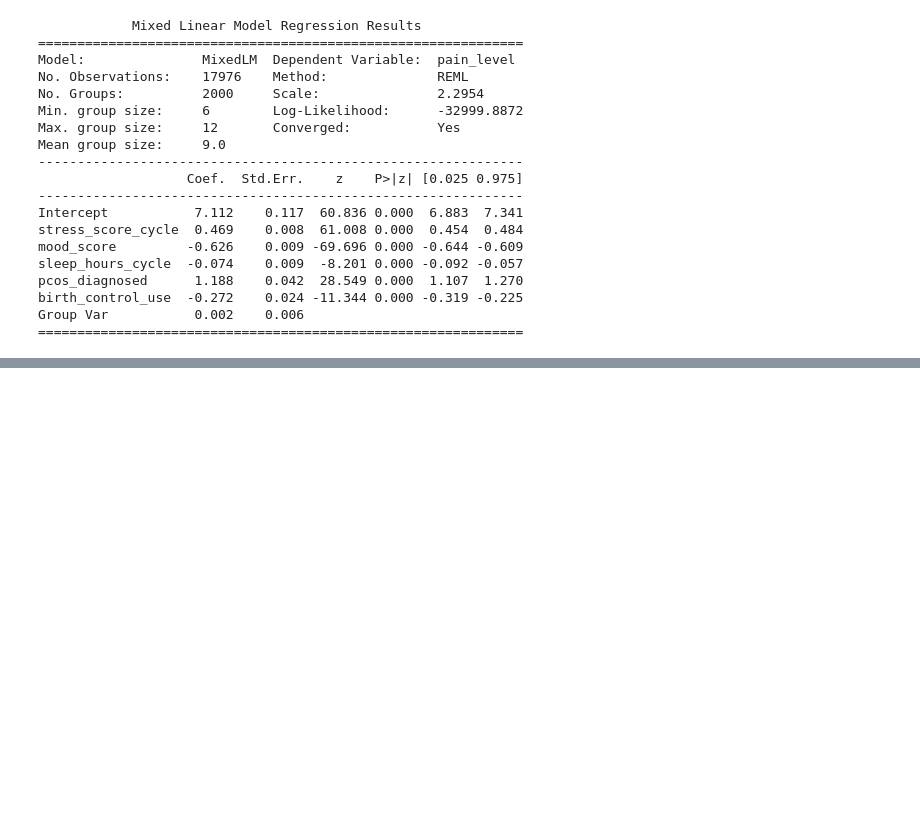
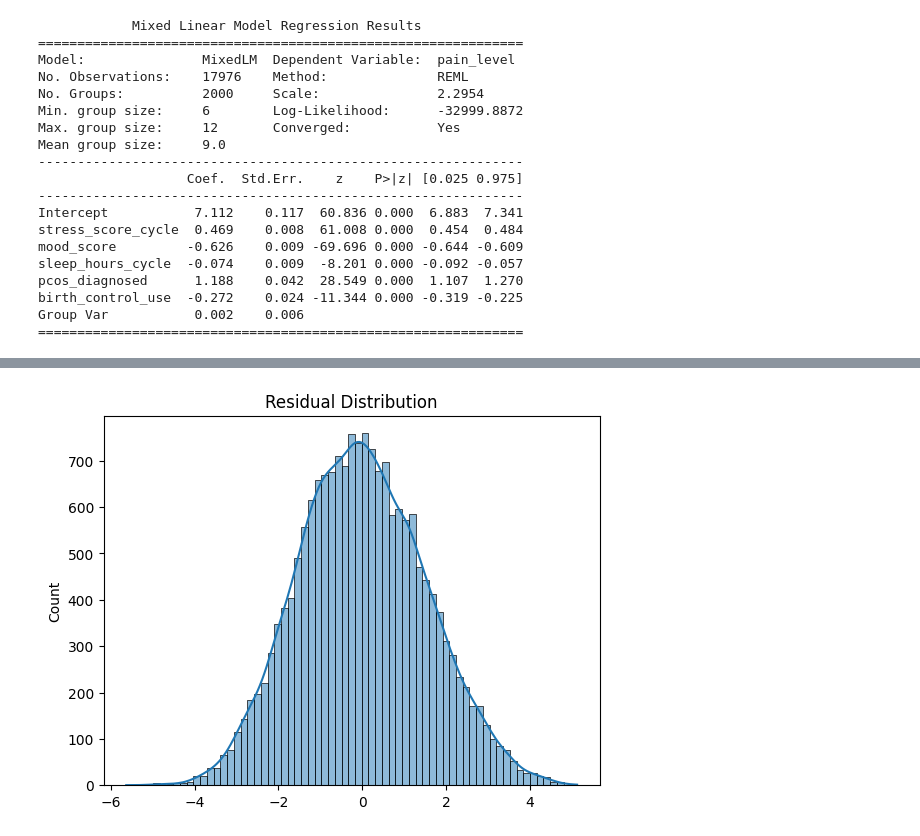
Before and after one commit to Parasshirishvaidya/regression-for-menstrual-pain, a Jupyter notebook: Notebooks/Menstrual_Health.ipynb, the cells around one changed output, grey strips where cells are left out. Saved outputs shown, nothing was run; the diff lists cells and outputs as text; code cells hidden in the pictures; blank space fills up the shorter version.

```diff
--- a/Notebooks/Menstrual_Health.ipynb
+++ b/Notebooks/Menstrual_Health.ipynb
@@ -476,0 +522,8 @@ Group Var           0.002    0.006
+# %%
+import seaborn as sns
+
+sns.histplot(residuals, kde=True)
+plt.title("Residual Distribution")
+plt.show()
+# %% [output]
+[figure, added]
```
Also changed, not shown: parts of 12 cells of this notebook.
